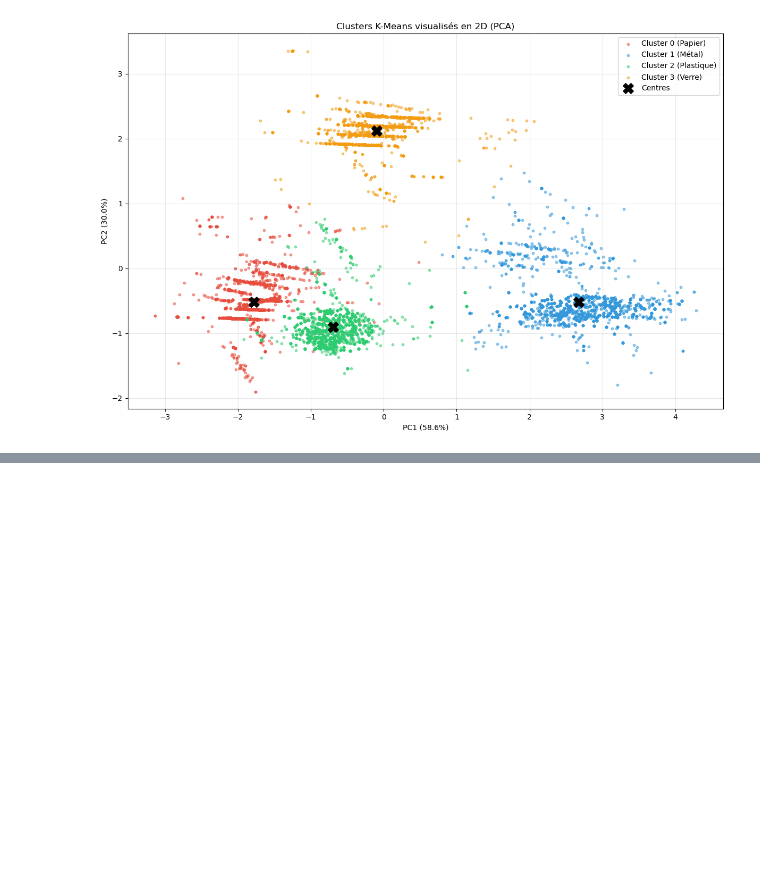
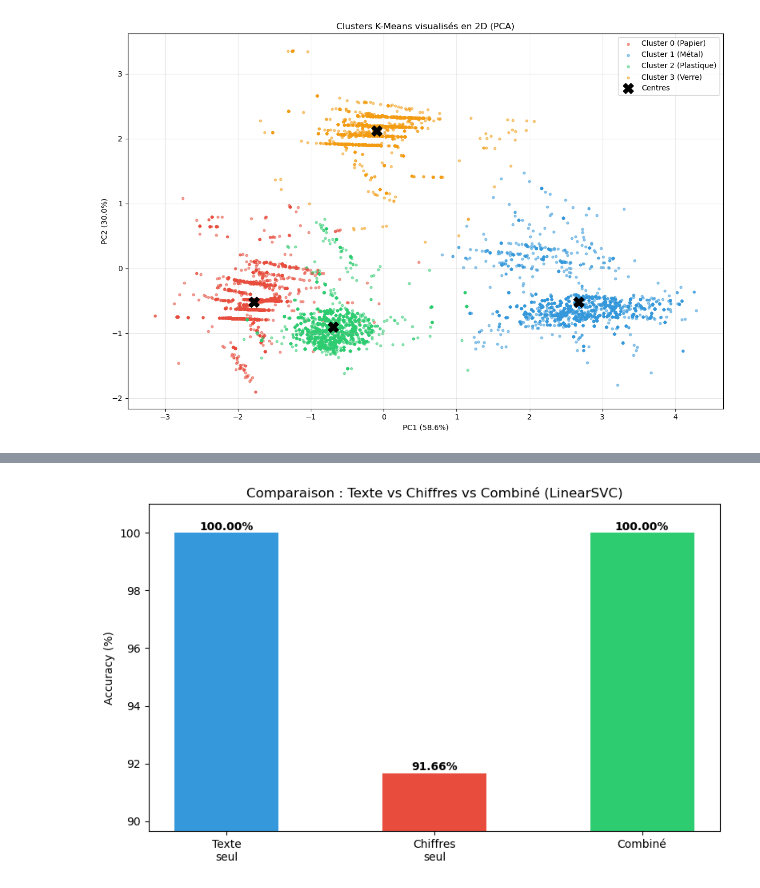
Before and after one commit to firasmhemdi/Eco-Smart-Classifier, a Jupyter notebook: Eco-Smart Classifier.ipynb, the cells around one changed output, grey strips where cells are left out. Saved outputs shown, nothing was run; the diff lists cells and outputs as text; code cells hidden in the pictures; blank space fills up the shorter version.

```diff
--- a/Eco-Smart Classifier.ipynb
+++ b/Eco-Smart Classifier.ipynb
@@ -942,0 +1425,76 @@ Total expliqué             : 88.6%
+# %%
+# ── Tester 3 modèles sur les 3 approches ──────────────────
+modeles_multi = {
+    "Logistic Reg" : LogisticRegression(max_iter=1000, random_state=42),
+    "LinearSVC"    : LinearSVC(random_state=42),
+    "Random Forest": RandomForestClassifier(n_estimators=100, random_state=42)
+}
+
+print("=== COMPARAISON 3 APPROCHES ===")
+print(f"{'Modèle':<15} {'Texte seul':>12} {'Chiffres seul':>14} {'Combiné':>10}")
+print("-" * 55)
+
+for nom, modele in modeles_multi.items():
+
+    # ── Texte seul (TF-IDF) ───────────────────────────────
+    modele.fit(X_train_tfidf, y_train_m)
+    acc_texte = accuracy_score(y_val_m, modele.predict(X_val_tfidf))
+
+    # ── Chiffres seul ─────────────────────────────────────
+    from scipy.sparse import csr_matrix
+    modele.fit(csr_matrix(X_train_num), y_train_m)
+    acc_num = accuracy_score(y_val_m, modele.predict(csr_matrix(X_val_num)))
+
+    # ── Combiné ───────────────────────────────────────────
+    modele.fit(X_train_combined, y_train_m)
+    acc_comb = accuracy_score(y_val_m, modele.predict(X_val_combined))
+
+    print(f"{nom:<15} {acc_texte*100:>11.2f}% {acc_num*100:>13.2f}% {acc_comb*100:>9.2f}%")
+
+# ── Evaluation finale sur Test ─────────────────────────────
+print("\n=== ÉVALUATION FINALE SUR TEST ===")
+meilleur_multi = LinearSVC(random_state=42)
+meilleur_multi.fit(X_train_combined, y_train_m)
+y_pred_multi = meilleur_multi.predict(X_test_combined)
+acc_final = accuracy_score(y_test_m, y_pred_multi)
+
+print(f"✅ Accuracy finale (Combiné + LinearSVC) : {acc_final*100:.2f}%")
+
+print("\n=== RAPPORT DÉTAILLÉ ===")
+print(classification_report(y_test_m, y_pred_multi))
+
+# ── Visualisation comparaison ──────────────────────────────
+import matplotlib.pyplot as plt
+import numpy as np
+
+approches = ["Texte\nseul", "Chiffres\nseul", "Combiné"]
+couleurs  = ["#3498db", "#e74c3c", "#2ecc71"]
+
+# Recalculer pour le graphique avec LinearSVC
+accs = []
+lsvc = LinearSVC(random_state=42)
+
+lsvc.fit(X_train_tfidf, y_train_m)
+accs.append(accuracy_score(y_val_m, lsvc.predict(X_val_tfidf)) * 100)
+
+lsvc.fit(csr_matrix(X_train_num), y_train_m)
+accs.append(accuracy_score(y_val_m, lsvc.predict(csr_matrix(X_val_num))) * 100)
+
+lsvc.fit(X_train_combined, y_train_m)
+accs.append(accuracy_score(y_val_m, lsvc.predict(X_val_combined)) * 100)
+
+plt.figure(figsize=(8, 5))
+bars = plt.bar(approches, accs, color=couleurs, width=0.5)
+plt.ylim(min(accs) - 2, 101)
+plt.ylabel("Accuracy (%)")
+plt.title("Comparaison : Texte vs Chiffres vs Combiné (LinearSVC)")
+
+for bar, acc in zip(bars, accs):
+    plt.text(bar.get_x() + bar.get_width()/2,
+             bar.get_height() + 0.1,
+             f"{acc:.2f}%", ha="center", fontweight="bold")
+
+plt.tight_layout()
+plt.savefig("comparaison_multimodal.png")
+plt.show()
+# %% [output]
@@ -942,0 +1518 @@ Total expliqué             : 88.6%
+[figure, added]
```
Also changed, not shown: parts of 17 cells of this notebook, 5 other files.
